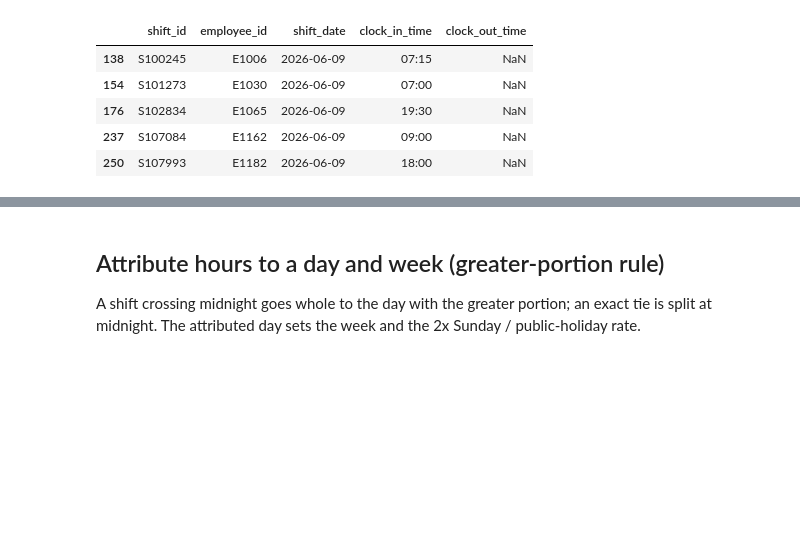
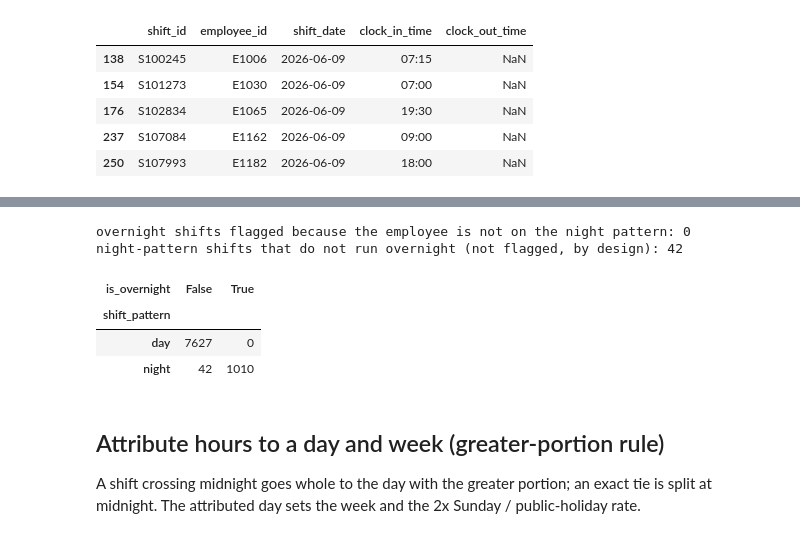
Before and after one commit to MistryDev09/JemTechnical, a Jupyter notebook: notebooks/data_modeling.ipynb, the cells around one changed output, grey strips where cells are left out. Cells and saved outputs as stored; diff of their text form; code cells hidden in the pictures; blank space fills up the shorter version.

```diff
--- a/notebooks/data_modeling.ipynb
+++ b/notebooks/data_modeling.ipynb
@@ -61,3 +64,17 @@ flagged invalid (excluded): 184
+# %%
+from src.integrity import find_pattern_mismatches
+mismatch = find_pattern_mismatches(shifts, employees)
+valid_ = shifts[~shifts.excluded].merge(employees[["employee_id", "shift_pattern"]], on="employee_id", how="left")
+print("overnight shifts flagged because the employee is not on the night pattern:", len(mismatch))
+print("night-pattern shifts that do not run overnight (not flagged, by design):", int(((valid_.shift_pattern == "night") & ~valid_.is_overnight).sum()))
+pd.crosstab(valid_.shift_pattern, valid_.is_overnight)
+# %% [output]
+overnight shifts flagged because the employee is not on the night pattern: 0
+night-pattern shifts that do not run overnight (not flagged, by design): 42
+| is_overnight | False | True |
+| shift_pattern |  |  |
+| day | 7627 | 0 |
+| night | 42 | 1010 |
 # %% [markdown]
 ## Attribute hours to a day and week (greater-portion rule)
 A shift crossing midnight goes whole to the day with the greater portion; an exact tie is split at midnight. The attributed day sets the week and the 2x Sunday / public-holiday rate.
```
Also changed, not shown: parts of 1 cell of this notebook, 10 other files.
